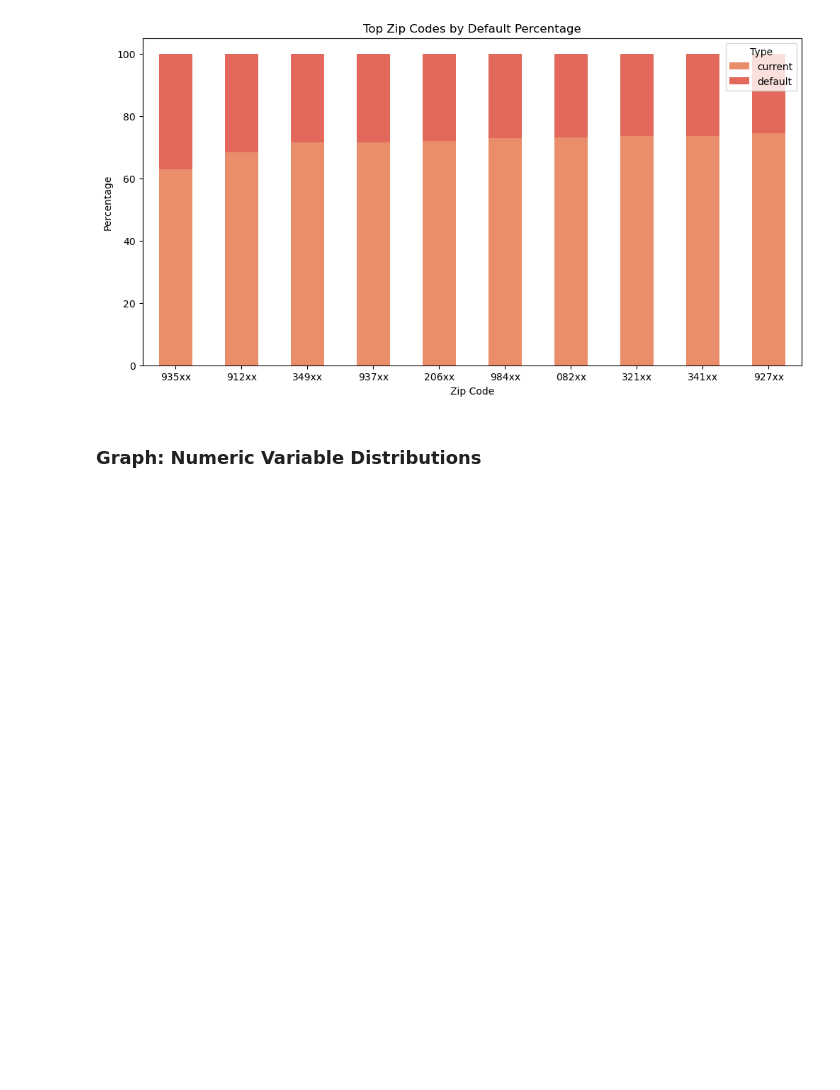
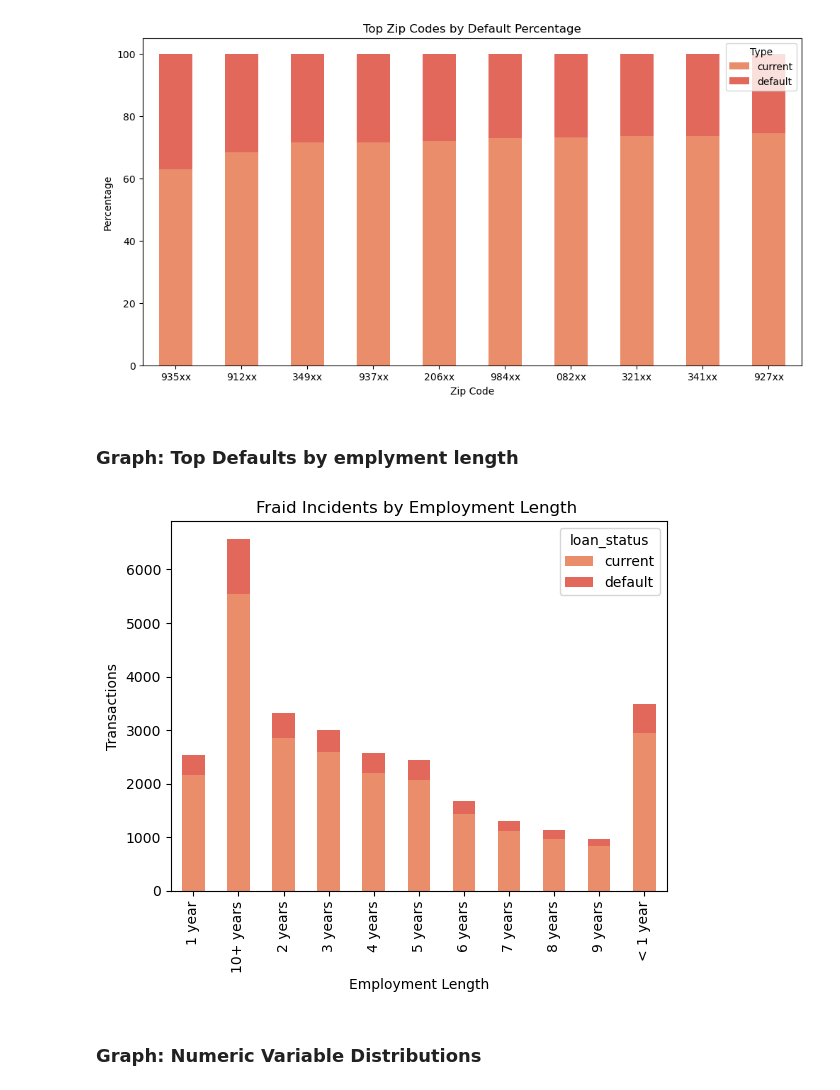
Before and after one commit to MikeVej/ML_LoanDefaults, a Jupyter notebook: LoandDefaults_MichaelVejsiri.ipynb, the cells around one changed output. Saved outputs shown, nothing was run; the diff lists cells and outputs as text; code cells hidden in the pictures; blank space fills up the shorter version.

```diff
--- a/LoandDefaults_MichaelVejsiri.ipynb
+++ b/LoandDefaults_MichaelVejsiri.ipynb
@@ -154,6 +154,18 @@ plt.xticks(rotation=0)
 plt.show()
 # %% [output]
 [figure]
+# %% [markdown]
+### Graph: Top Defaults by emplyment length
+# %%
+#Plot Fraud Incidents by years working
+df_pivot = loan.pivot_table(index='emp_length', columns='loan_status', aggfunc='size', fill_value=0)
+df_pivot.plot.bar(stacked=True, grid=False)
+plt.xlabel('Employment Length')
+plt.ylabel('Transactions')
+plt.title('Fraid Incidents by Employment Length ')
+plt.show()
+# %% [output]
+[figure, added]
 # %% [markdown]
 ### Graph: Numeric Variable Distributions
 # %%
```
Also changed, not shown: parts of 2 cells of this notebook.
